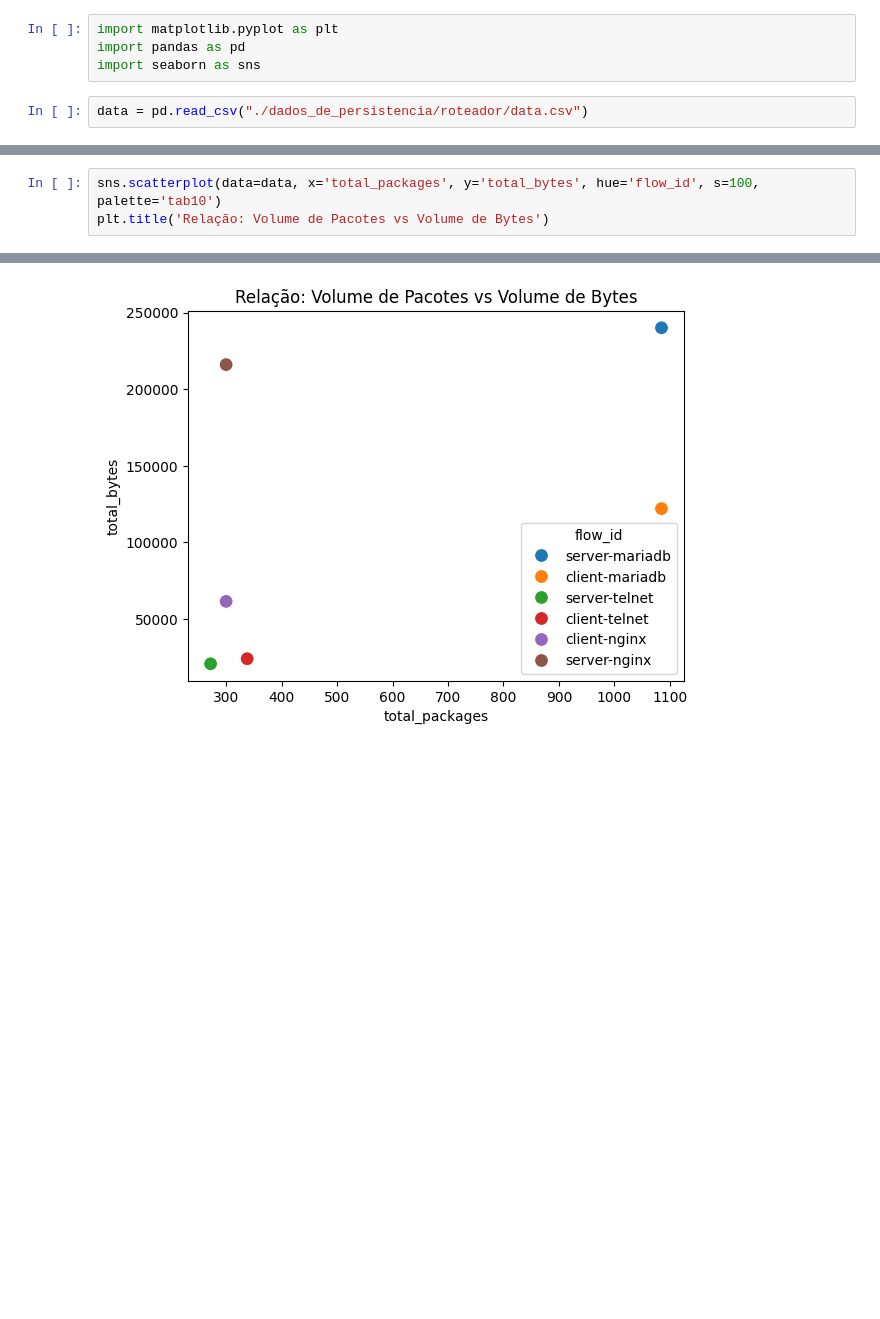
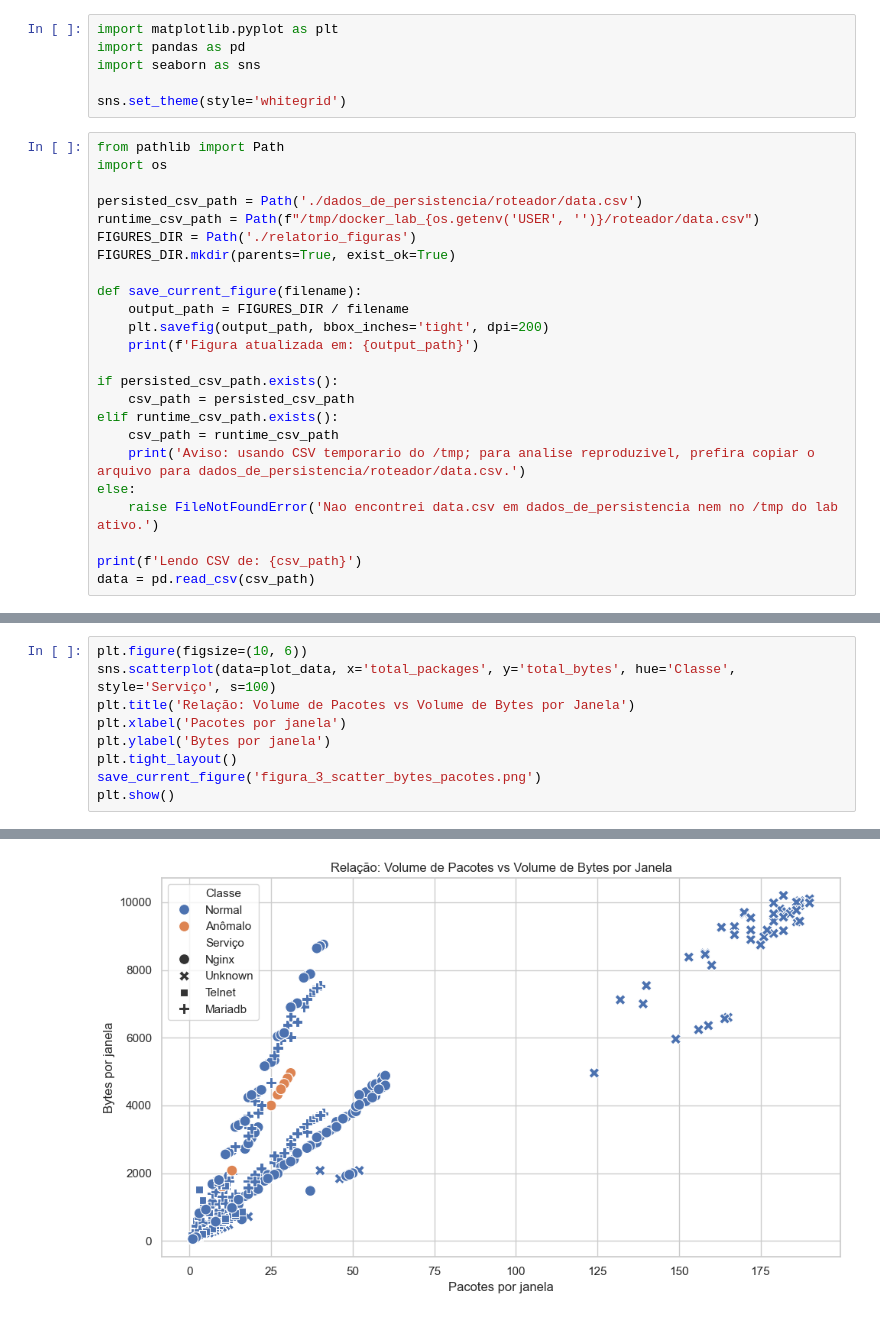
Before and after one commit to eduardorbl/lab02-MC833, a Jupyter notebook: network_analyse.ipynb, the cells around one changed output, grey strips where cells are left out. Saved outputs shown, nothing was run; the diff lists cells and outputs as text; blank space fills up the shorter version.

```diff
--- a/network_analyse.ipynb
+++ b/network_analyse.ipynb
@@ -4,5 +4,29 @@
 import matplotlib.pyplot as plt
 import pandas as pd
 import seaborn as sns
+
+sns.set_theme(style='whitegrid')
 # %%
-data = pd.read_csv("./dados_de_persistencia/roteador/data.csv")
+from pathlib import Path
+import os
+
+persisted_csv_path = Path('./dados_de_persistencia/roteador/data.csv')
+runtime_csv_path = Path(f"/tmp/docker_lab_{os.getenv('USER', '')}/roteador/data.csv")
+FIGURES_DIR = Path('./relatorio_figuras')
+FIGURES_DIR.mkdir(parents=True, exist_ok=True)
+
+def save_current_figure(filename):
+    output_path = FIGURES_DIR / filename
+    plt.savefig(output_path, bbox_inches='tight', dpi=200)
+    print(f'Figura atualizada em: {output_path}')
+
+if persisted_csv_path.exists():
+    csv_path = persisted_csv_path
+elif runtime_csv_path.exists():
+    csv_path = runtime_csv_path
+    print('Aviso: usando CSV temporario do /tmp; para analise reproduzivel, prefira copiar o arquivo para dados_de_persistencia/roteador/data.csv.')
+else:
+    raise FileNotFoundError('Nao encontrei data.csv em dados_de_persistencia nem no /tmp do lab ativo.')
+
+print(f'Lendo CSV de: {csv_path}')
+data = pd.read_csv(csv_path)
@@ -77,4 +235,10 @@ See the caveats in the documentation: https://pandas.pydata.org/pandas-docs/stab
 # %%
-sns.scatterplot(data=data, x='total_packages', y='total_bytes', hue='flow_id', s=100, palette='tab10')
-plt.title('Relação: Volume de Pacotes vs Volume de Bytes')
+plt.figure(figsize=(10, 6))
+sns.scatterplot(data=plot_data, x='total_packages', y='total_bytes', hue='Classe', style='Serviço', s=100)
+plt.title('Relação: Volume de Pacotes vs Volume de Bytes por Janela')
+plt.xlabel('Pacotes por janela')
+plt.ylabel('Bytes por janela')
+plt.tight_layout()
+save_current_figure('figura_3_scatter_bytes_pacotes.png')
+plt.show()
 # %% [output]
@@ -82,2 +246,2 @@ Text(0.5, 1.0, 'Relação: Volume de Pacotes vs Volume de Bytes')
-[figure, old version]
+[figure, new version]
 # %%
```
Also changed, not shown: parts of 9 cells of this notebook, 9 other files.
